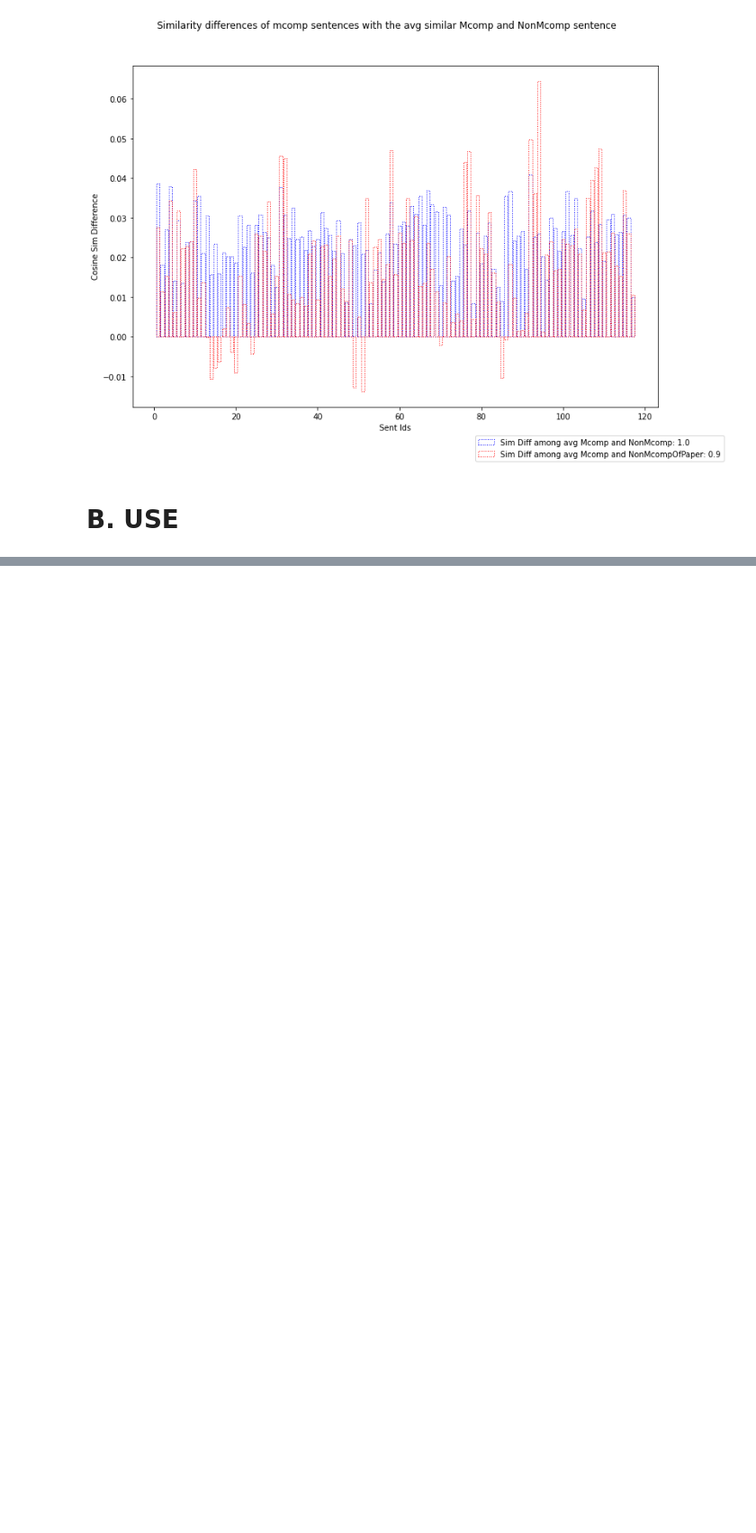
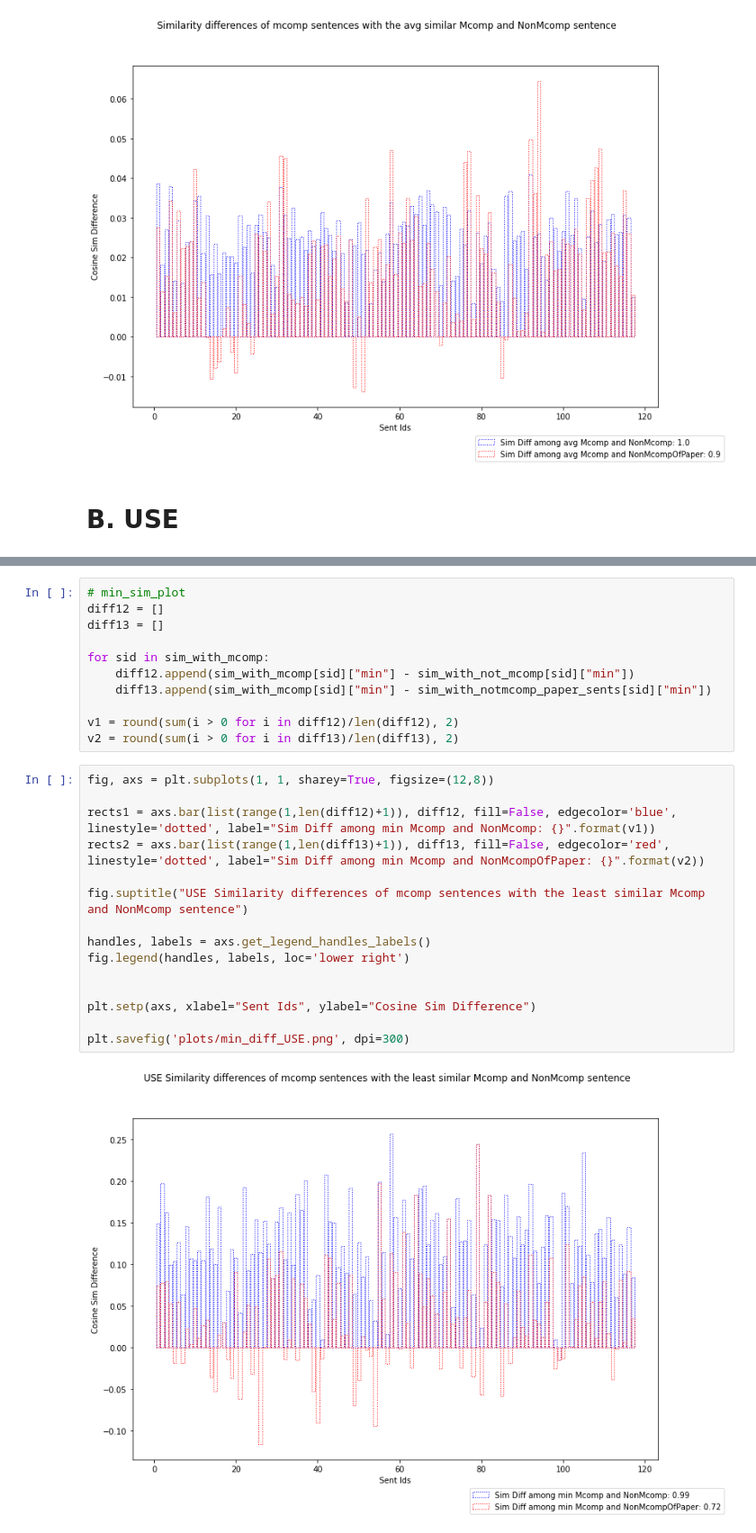
Before and after one commit to shruti-singh/meaningful-comparison, a Jupyter notebook: mcomp_text_extraction/Exp2-SimilarityMCWithin.ipynb, the cells around one changed output, grey strips where cells are left out. Shown at 90% size. Saved outputs shown, nothing was run; the diff lists cells and outputs as text; blank space fills up the shorter version.

```diff
--- a/mcomp_text_extraction/Exp2-SimilarityMCWithin.ipynb
+++ b/mcomp_text_extraction/Exp2-SimilarityMCWithin.ipynb
@@ -304,0 +393,28 @@ plt.savefig('mean_diff.png', dpi=300)
+# %%
+# min_sim_plot
+diff12 = []
+diff13 = []
+
+for sid in sim_with_mcomp:
+    diff12.append(sim_with_mcomp[sid]["min"] - sim_with_not_mcomp[sid]["min"])
+    diff13.append(sim_with_mcomp[sid]["min"] - sim_with_notmcomp_paper_sents[sid]["min"])
+
+v1 = round(sum(i > 0 for i in diff12)/len(diff12), 2)
+v2 = round(sum(i > 0 for i in diff13)/len(diff13), 2)
+# %%
+fig, axs = plt.subplots(1, 1, sharey=True, figsize=(12,8))
+
+rects1 = axs.bar(list(range(1,len(diff12)+1)), diff12, fill=False, edgecolor='blue', linestyle='dotted', label="Sim Diff among min Mcomp and NonMcomp: {}".format(v1))
+rects2 = axs.bar(list(range(1,len(diff13)+1)), diff13, fill=False, edgecolor='red', linestyle='dotted', label="Sim Diff among min Mcomp and NonMcompOfPaper: {}".format(v2))
+
+fig.suptitle("USE Similarity differences of mcomp sentences with the least similar Mcomp and NonMcomp sentence")
+
+handles, labels = axs.get_legend_handles_labels()
+fig.legend(handles, labels, loc='lower right')
+
+
+plt.setp(axs, xlabel="Sent Ids", ylabel="Cosine Sim Difference")
+
+plt.savefig('plots/min_diff_USE.png', dpi=300)
+# %% [output]
+[figure, added]
```
Also changed, not shown: parts of 14 cells of this notebook.
